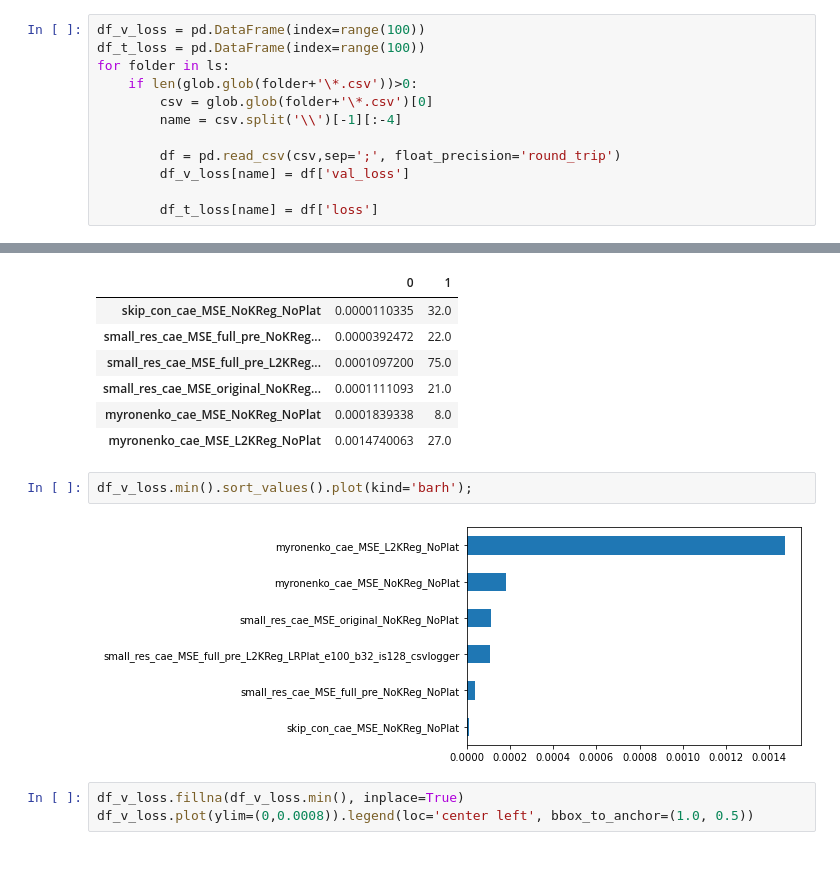
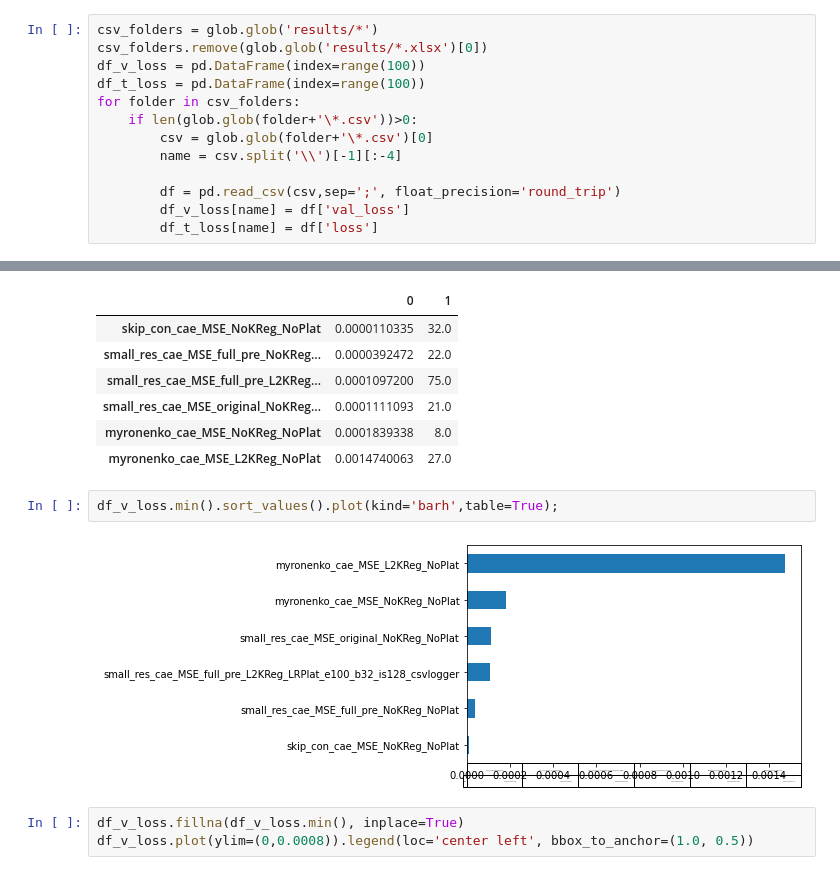
Before and after one commit to AdrianArnaiz/Brain-MRI-Autoencoder, a Jupyter notebook: src/2.Experiments/z.Lossess charts.ipynb, the cells around one changed output, grey strips where cells are left out. Saved outputs shown, nothing was run; the diff lists cells and outputs as text.

```diff
--- a/src/2.Experiments/z.Lossess charts.ipynb
+++ b/src/2.Experiments/z.Lossess charts.ipynb
@@ -11,14 +8,15 @@ ls.remove(glob.glob('results/*.xlsx')[0])
 # %%
+csv_folders = glob.glob('results/*')
+csv_folders.remove(glob.glob('results/*.xlsx')[0])
 df_v_loss = pd.DataFrame(index=range(100))
 df_t_loss = pd.DataFrame(index=range(100))
-for folder in ls:
+for folder in csv_folders:
     if len(glob.glob(folder+'\*.csv'))>0:
         csv = glob.glob(folder+'\*.csv')[0]
         name = csv.split('\\')[-1][:-4]
 
         df = pd.read_csv(csv,sep=';', float_precision='round_trip')
         df_v_loss[name] = df['val_loss']
-
         df_t_loss[name] = df['loss']
 # %%
 pd.DataFrame((df_v_loss.min(),df_v_loss.apply(lambda x: x.argmin()))).transpose().sort_values(0)
@@ -31,9 +29,9 @@ pd.DataFrame((df_v_loss.min(),df_v_loss.apply(lambda x: x.argmin()))).transpose(
 | myronenko_cae_MSE_NoKReg_NoPlat | 0.0001839338 | 8.0 |
 | myronenko_cae_MSE_L2KReg_NoPlat | 0.0014740063 | 27.0 |
 # %%
-df_v_loss.min().sort_values().plot(kind='barh');
+df_v_loss.min().sort_values().plot(kind='barh',table=True);
 # %% [output]
-[figure, old version]
+[figure, new version]
 # %%
 df_v_loss.fillna(df_v_loss.min(), inplace=True)
 df_v_loss.plot(ylim=(0,0.0008)).legend(loc='center left', bbox_to_anchor=(1.0, 0.5))
```
Also changed, not shown: parts of 1 cell of this notebook, 23 other files.
